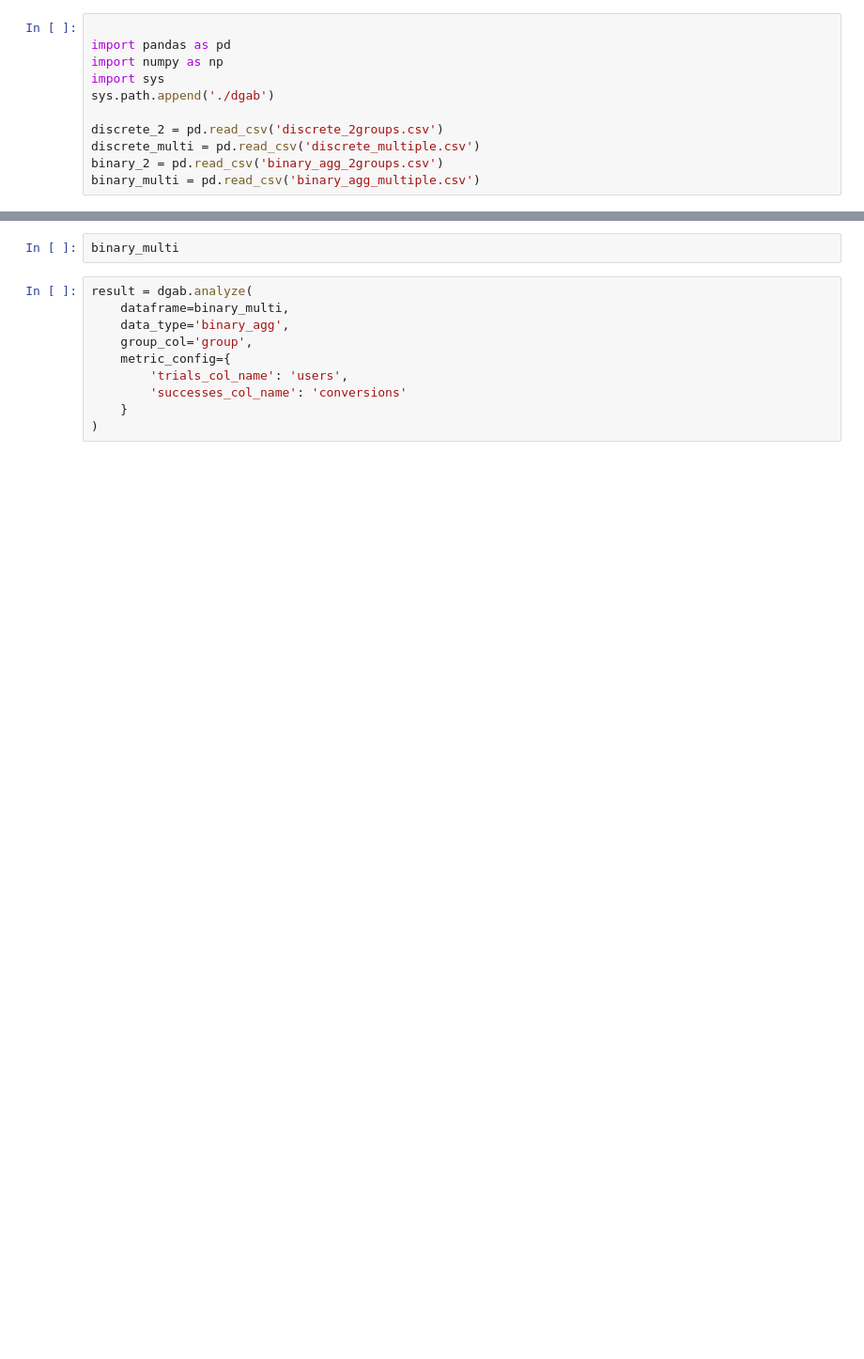
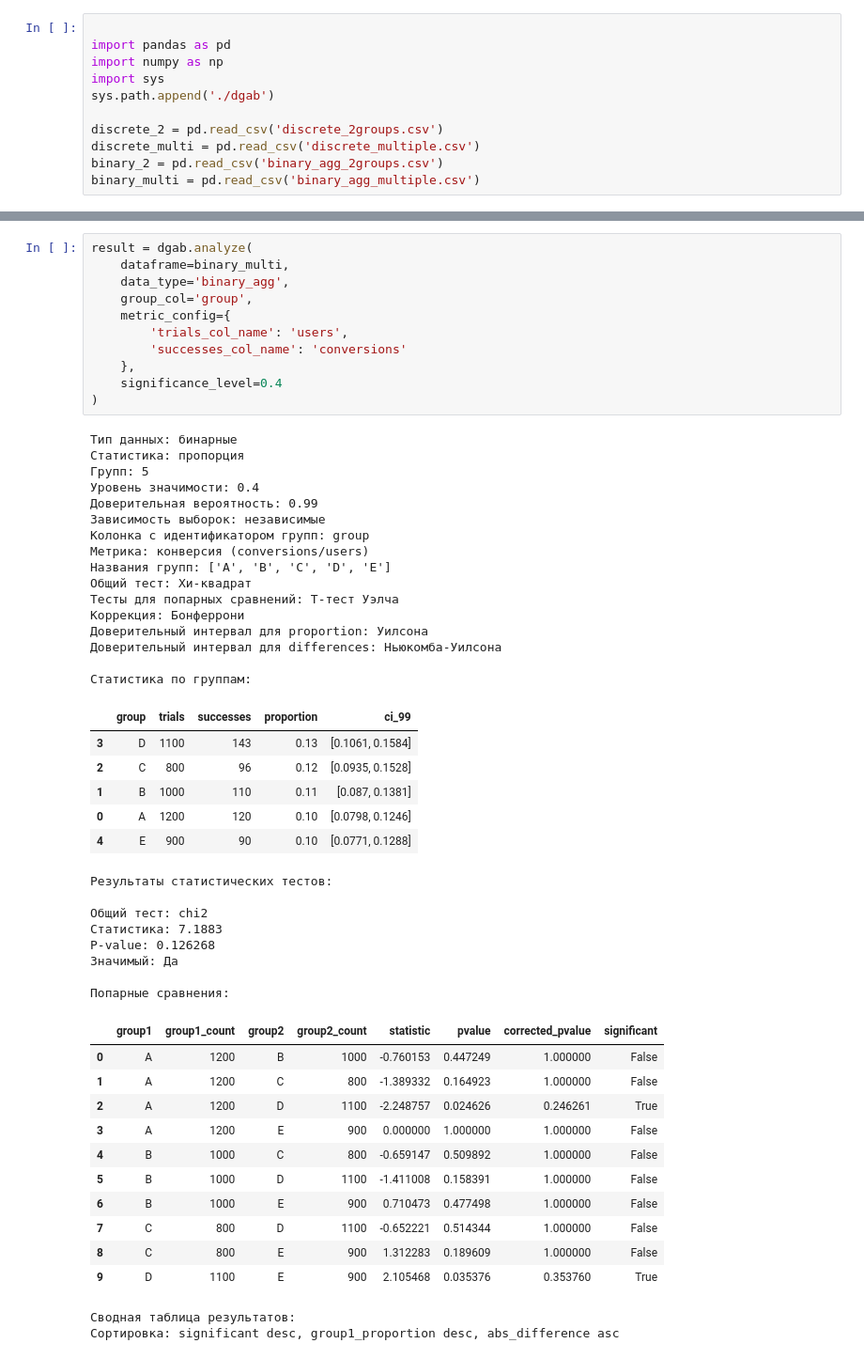
Before and after one commit to Dnepro51/dgab, a Jupyter notebook: flow.ipynb, the cells around one changed output, grey strips where cells are left out. Shown at 94% size. Cells and saved outputs as stored; diff of their text form; blank space fills up the shorter version.

```diff
--- a/flow.ipynb
+++ b/flow.ipynb
@@ -79,12 +313,55 @@ except Exception as e:
-# %%
-binary_multi
 # %%
 result = dgab.analyze(
     dataframe=binary_multi,
     data_type='binary_agg',
     group_col='group',
     metric_config={
         'trials_col_name': 'users',
         'successes_col_name': 'conversions'
-    }
+    },
+    significance_level=0.4
 )
+# %% [output]
+Тип данных: бинарные
+Статистика: пропорция
+Групп: 5
+Уровень значимости: 0.4
+Доверительная вероятность: 0.99
+Зависимость выборок: независимые
+Колонка с идентификатором групп: group
+Метрика: конверсия (conversions/users)
+Названия групп: ['A', 'B', 'C', 'D', 'E']
+Общий тест: Хи-квадрат
+Тесты для попарных сравнений: T-тест Уэлча
+Коррекция: Бонферрони
+Доверительный интервал для proportion: Уилсона
+Доверительный интервал для differences: Ньюкомба-Уилсона
+
+Статистика по группам:
+|  | group | trials | successes | proportion | ci_99 |
+| 3 | D | 1100 | 143 | 0.13 | [0.1061, 0.1584] |
+| 2 | C | 800 | 96 | 0.12 | [0.0935, 0.1528] |
+| 1 | B | 1000 | 110 | 0.11 | [0.087, 0.1381] |
+| 0 | A | 1200 | 120 | 0.10 | [0.0798, 0.1246] |
+| 4 | E | 900 | 90 | 0.10 | [0.0771, 0.1288] |
+Результаты статистических тестов:
+
+Общий тест: chi2
+Статистика: 7.1883
+P-value: 0.126268
+Значимый: Да
+
+Попарные сравнения:
+|  | group1 | group1_count | group2 | group2_count | statistic | pvalue | corrected_pvalue | significant |
+| 0 | A | 1200 | B | 1000 | -0.760153 | 0.447249 | 1.000000 | False |
+| 1 | A | 1200 | C | 800 | -1.389332 | 0.164923 | 1.000000 | False |
+| 2 | A | 1200 | D | 1100 | -2.248757 | 0.024626 | 0.246261 | True |
+| 3 | A | 1200 | E | 900 | 0.000000 | 1.000000 | 1.000000 | False |
+| 4 | B | 1000 | C | 800 | -0.659147 | 0.509892 | 1.000000 | False |
+| 5 | B | 1000 | D | 1100 | -1.411008 | 0.158391 | 1.000000 | False |
+| 6 | B | 1000 | E | 900 | 0.710473 | 0.477498 | 1.000000 | False |
+| 7 | C | 800 | D | 1100 | -0.652221 | 0.514344 | 1.000000 | False |
+| 8 | C | 800 | E | 900 | 1.312283 | 0.189609 | 1.000000 | False |
+| 9 | D | 1100 | E | 900 | 2.105468 | 0.035376 | 0.353760 | True |
+Сводная таблица результатов:
+Сортировка: significant desc, group1_proportion desc, abs_difference asc
```
Also changed, not shown: parts of 9 cells of this notebook, 1 other file.
